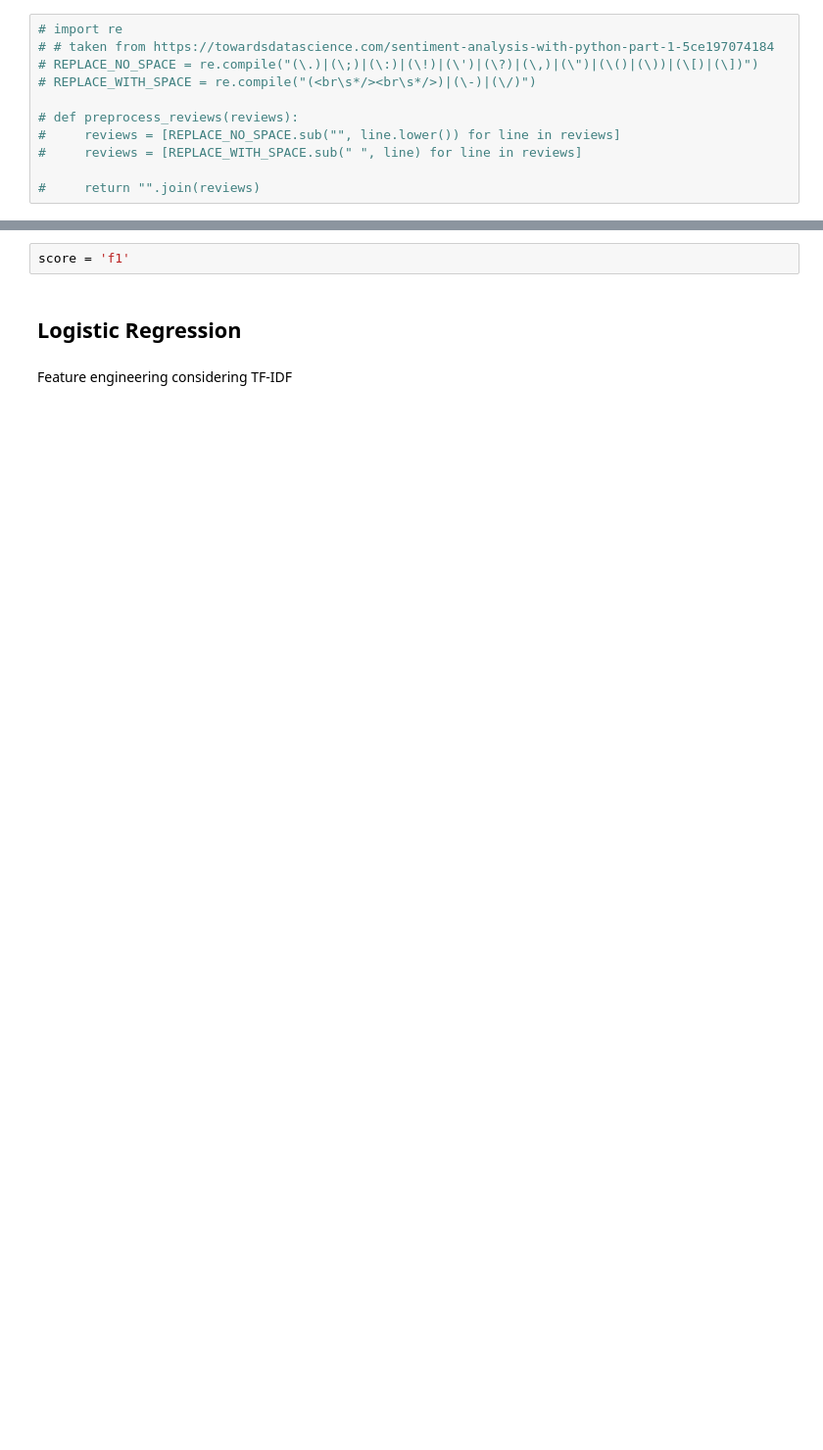
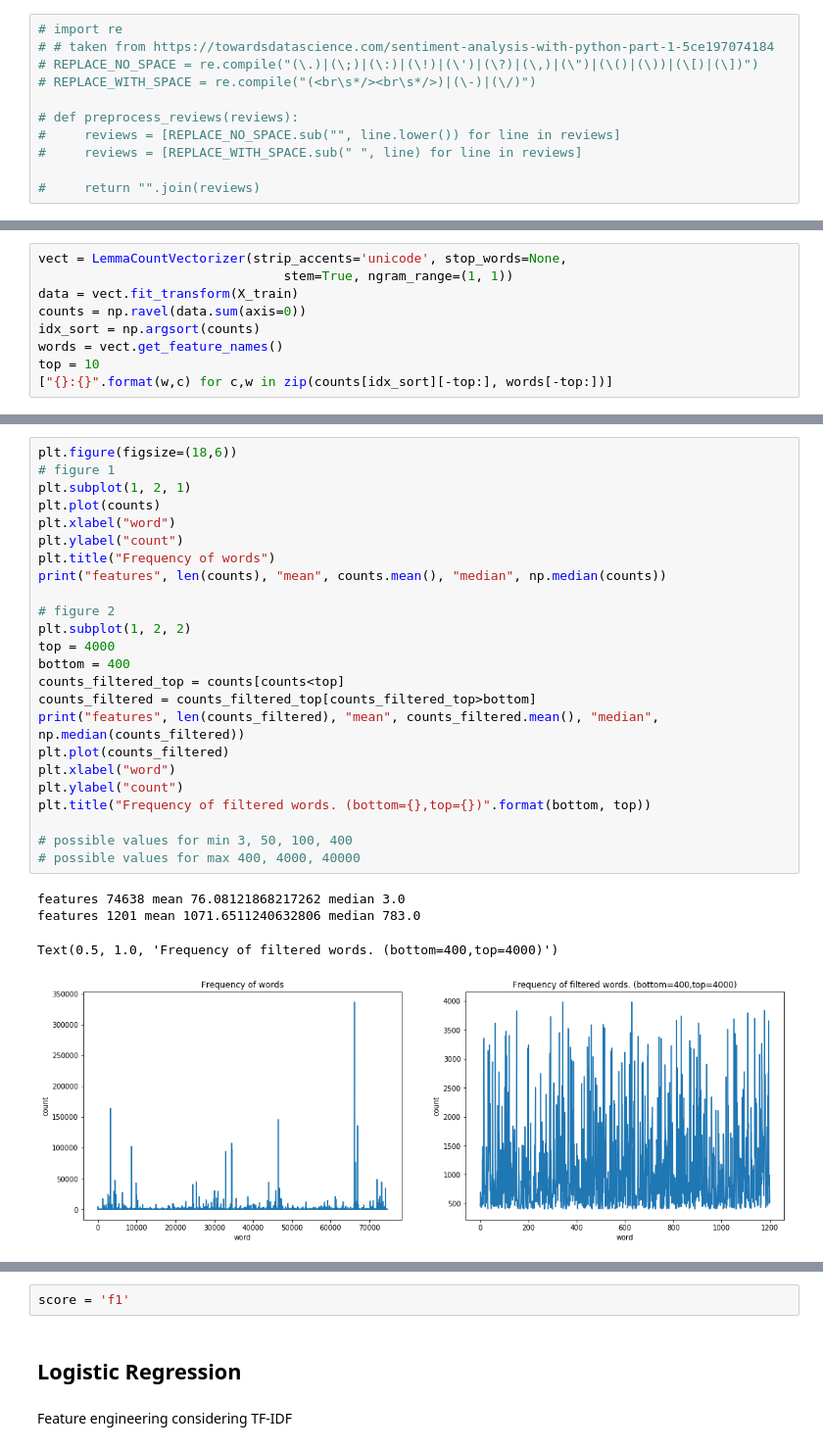
Before and after one commit to nminnie/ML-Project2, a Jupyter notebook: src/comp551_proj2.ipynb, the cells around one changed output, grey strips where cells are left out. Shown at 98% size. Cells and saved outputs as stored; diff of their text form; blank space fills up the shorter version.

```diff
--- a/src/comp551_proj2.ipynb
+++ b/src/comp551_proj2.ipynb
@@ -25,0 +48,9 @@ from naive_bayes import BernoulliNaiveBayes
+# %%
+vect = LemmaCountVectorizer(strip_accents='unicode', stop_words=None,
+                                stem=True, ngram_range=(1, 1))
+data = vect.fit_transform(X_train)
+counts = np.ravel(data.sum(axis=0))
+idx_sort = np.argsort(counts)
+words = vect.get_feature_names()
+top = 10
+["{}:{}".format(w,c) for c,w in zip(counts[idx_sort][-top:], words[-top:])]
@@ -25,0 +89,29 @@ from naive_bayes import BernoulliNaiveBayes
+# %%
+plt.figure(figsize=(18,6))
+# figure 1
+plt.subplot(1, 2, 1)
+plt.plot(counts)
+plt.xlabel("word")
+plt.ylabel("count")
+plt.title("Frequency of words")
+print("features", len(counts), "mean", counts.mean(), "median", np.median(counts))
+
+# figure 2
+plt.subplot(1, 2, 2)
+top = 4000
+bottom = 400
+counts_filtered_top = counts[counts<top]
+counts_filtered = counts_filtered_top[counts_filtered_top>bottom]
+print("features", len(counts_filtered), "mean", counts_filtered.mean(), "median", np.median(counts_filtered))
+plt.plot(counts_filtered)
+plt.xlabel("word")
+plt.ylabel("count")
+plt.title("Frequency of filtered words. (bottom={},top={})".format(bottom, top))
+
+# possible values for min 3, 50, 100, 400
+# possible values for max 400, 4000, 40000
+# %% [output]
+features 74638 mean 76.08121868217262 median 3.0
+features 1201 mean 1071.6511240632806 median 783.0
+Text(0.5, 1.0, 'Frequency of filtered words. (bottom=400,top=4000)')
+[figure, added]
```
Also changed, not shown: parts of 28 cells of this notebook, 3 other files.
